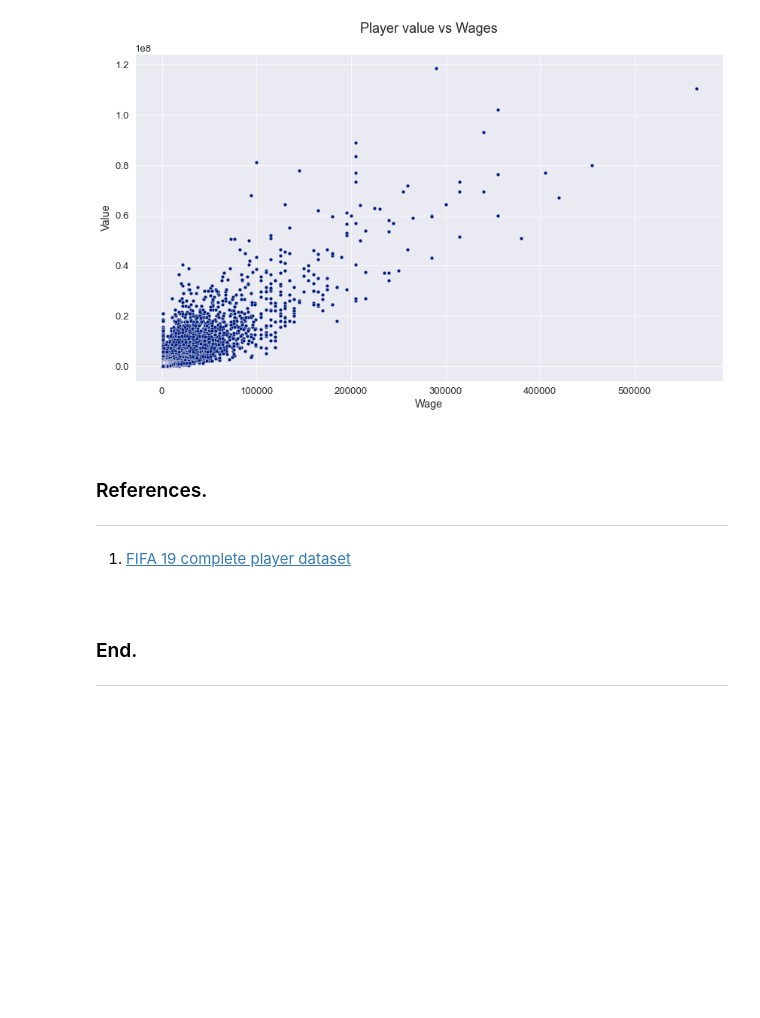
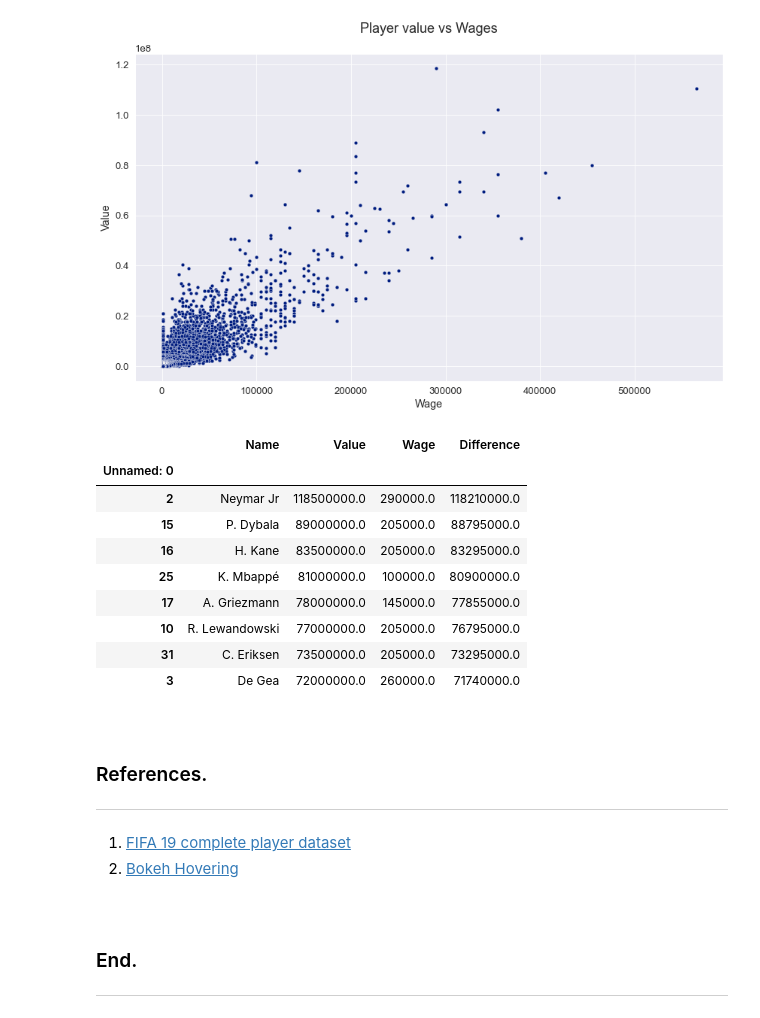
Before and after one commit to olgarozhdestvina/Mastering-Coding, a Jupyter notebook: Data Analysis and Machine Learning/Soccer.ipynb, the cells around one changed output. Saved outputs shown, nothing was run; the diff lists cells and outputs as text; code cells hidden in the pictures; blank space fills up the shorter version.

Commit message:
Found the players that deserve a pay rise. Added markdown.

```diff
--- a/ML/Soccer.ipynb
+++ b/Data Analysis and Machine Learning/Soccer.ipynb
@@ -128,6 +130,21 @@ tooltips = HoverTool(tooltips = [
 p = figure(title='Player value vs Wages', x_axis_label='Wage', y_axis_label='Value', plot_width=700, plot_height=700, tools=[tooltips])
 p.circle('Wage', 'Value', size=10, source=value_vs_wage)
 show(p)
+# %%
+# Select the players with value above 0.7 whose wages are lower than 300,000.
+# Sort by by the highest value.
+value_vs_wage[value_vs_wage.Value.gt(0.7*1e8) & value_vs_wage.Wage.le(300000)].sort_values('Value', ascending=False)
+# %% [output]
+|  | Name | Value | Wage | Difference |
+| Unnamed: 0 |  |  |  |  |
+| 2 | Neymar Jr | 118500000.0 | 290000.0 | 118210000.0 |
+| 15 | P. Dybala | 89000000.0 | 205000.0 | 88795000.0 |
+| 16 | H. Kane | 83500000.0 | 205000.0 | 83295000.0 |
+| 25 | K. Mbappé | 81000000.0 | 100000.0 | 80900000.0 |
+| 17 | A. Griezmann | 78000000.0 | 145000.0 | 77855000.0 |
+| 10 | R. Lewandowski | 77000000.0 | 205000.0 | 76795000.0 |
+| 31 | C. Eriksen | 73500000.0 | 205000.0 | 73295000.0 |
+| 3 | De Gea | 72000000.0 | 260000.0 | 71740000.0 |
 # %% [markdown]
 <br>
 
@@ -135,6 +152,7 @@ show(p)
 ___
 
 1. [FIFA 19 complete player dataset](https://www.kaggle.com/karangadiya/fifa19)
+2. [Bokeh Hovering](https://docs.bokeh.org/en/latest/docs/user_guide/tools.html?highlight=hover)
 # %% [markdown]
 <br>
 
```
Also changed, not shown: parts of 2 cells of this notebook, 1 other file.
